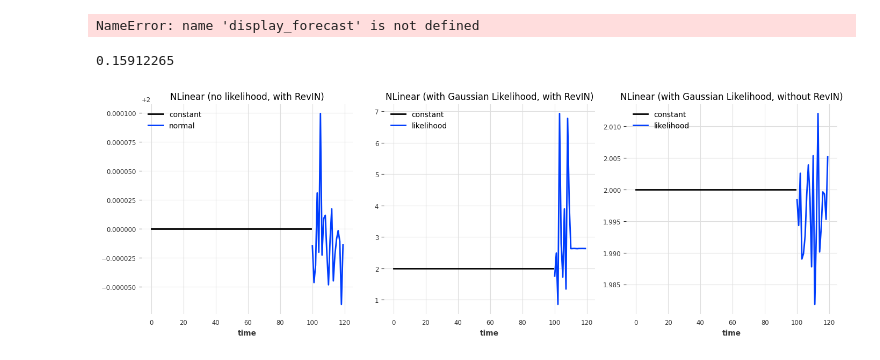
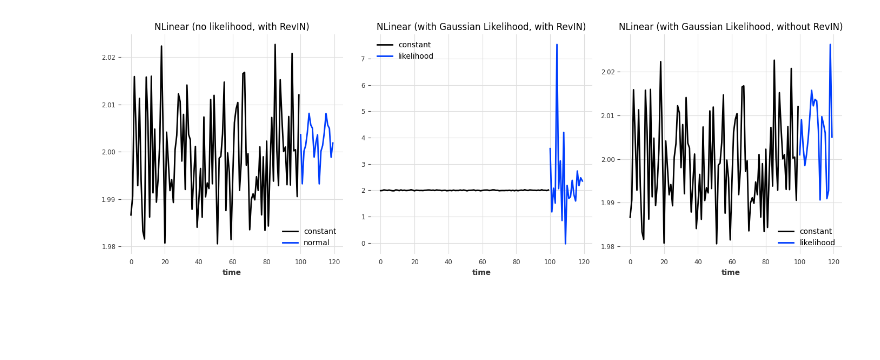
Before and after one commit to PaulRabich/darts, a Jupyter notebook: examples/99-xlstm-mixer.ipynb, the cells around one changed output. Saved outputs shown, nothing was run; the diff lists cells and outputs as text; code cells hidden in the pictures; blank space fills up the shorter version.

```diff
--- a/examples/99-xlstm-mixer.ipynb
+++ b/examples/99-xlstm-mixer.ipynb
@@ -76,16 +34,3 @@ def display_forecast(pred_series, ts_transformed, forecast_type, start_date=None
     pred_series.plot(label=("historic " + forecast_type + " forecasts"))
     plt.title(f"R2: {r2_score(ts_transformed.univariate_component(0), pred_series)}")
     plt.legend()
-# %%
-display_forecast(
-    pred_series,
-    series_scaled,
-    "7 day",
-    start_date=val.start_time(),
-)
-# %% [output]
-NameError: name 'display_forecast' is not defined
-# %%
-np.mean(ae(series_scaled, pred_series))
-# %% [output]
-0.15912265
@@ -96,13 +39,13 @@ from darts.models import NLinearModel
 from darts.utils.likelihood_models import GaussianLikelihood
 
 # Constant TS creation
-constant_two = np.ones(100) * 2
-constant_two_series = TimeSeries.from_values(constant_two)
+constant_two = np.ones(100) * 2 + np.random.normal(0, 0.01, 100)
+constant_two_series = TimeSeries.from_values(constant_two).astype(np.float32)
 
 # Create normal model without likelihood and with reversible instance norm
 model_normal = NLinearModel(20, 10, use_reversible_instance_norm=False)
-model.fit(constant_two_series)
-normal_pred_series = model.predict(20, series=constant_two_series)
+model_normal.fit(constant_two_series)
+normal_pred_series = model_normal.predict(20, series=constant_two_series)
 
 
 # Create model with likelihood and with reversible instance norm
@@ -119,31 +62,31 @@ model_likelihood = NLinearModel(
     20, 10, use_reversible_instance_norm=False, likelihood=GaussianLikelihood()
 )
 model_likelihood.fit(constant_two_series)
 likelihood_pred_series = model_likelihood.predict(20, series=constant_two_series)
 
 # Create side-by-side plots
 fig, axes = plt.subplots(1, 3, figsize=(14, 5))  # 1 row, 2 columns
 
 # Left plot: Normal model
 constant_two_series.plot(ax=axes[0], label="constant")
 normal_pred_series.plot(ax=axes[0], label="normal")
 axes[0].set_title("NLinear (no likelihood, with RevIN)")
 axes[0].legend()
 
 # Right plot: Likelihood model
 constant_two_series.plot(ax=axes[1], label="constant")
 likelihood_with_revin_pred_series.plot(ax=axes[1], label="likelihood")
 axes[1].set_title("NLinear (with Gaussian Likelihood, with RevIN)")
 axes[1].legend()
 
 # Right plot: Likelihood model
 constant_two_series.plot(ax=axes[2], label="constant")
 likelihood_pred_series.plot(ax=axes[2], label="likelihood")
 axes[2].set_title("NLinear (with Gaussian Likelihood, without RevIN)")
 axes[2].legend()
 
 
 plt.tight_layout()
 plt.show()
 # %% [output]
-[figure, old version]
+[figure, new version]
```
Also changed, not shown: parts of 7 cells of this notebook, 1 other file.
